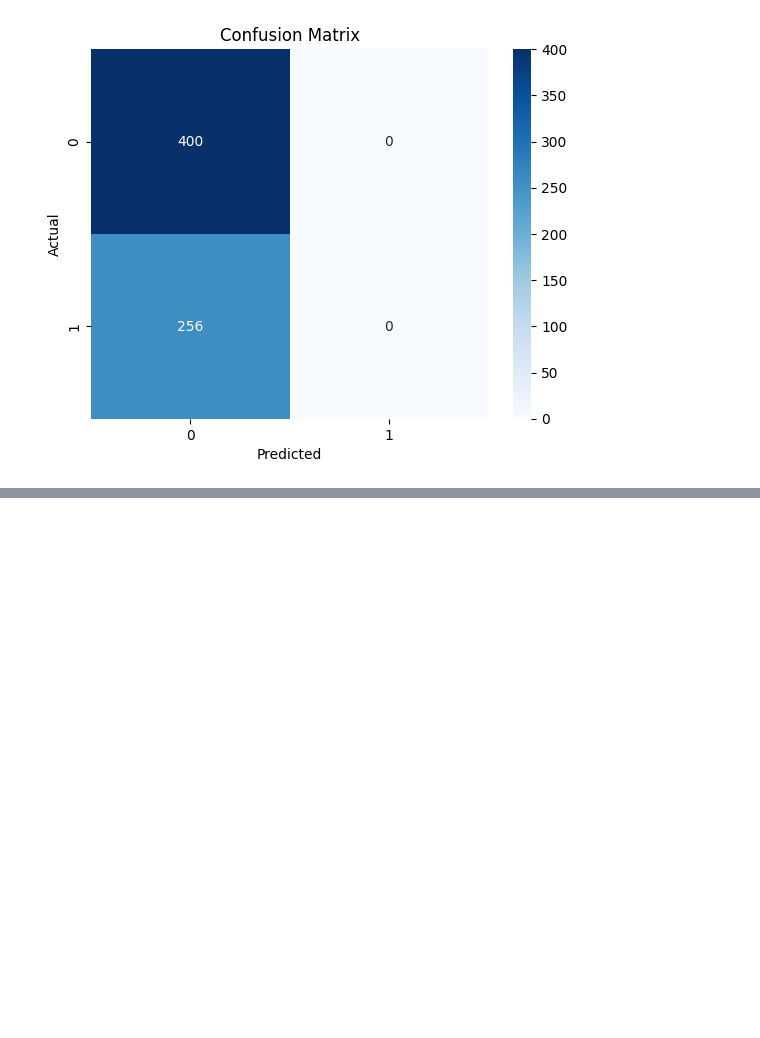
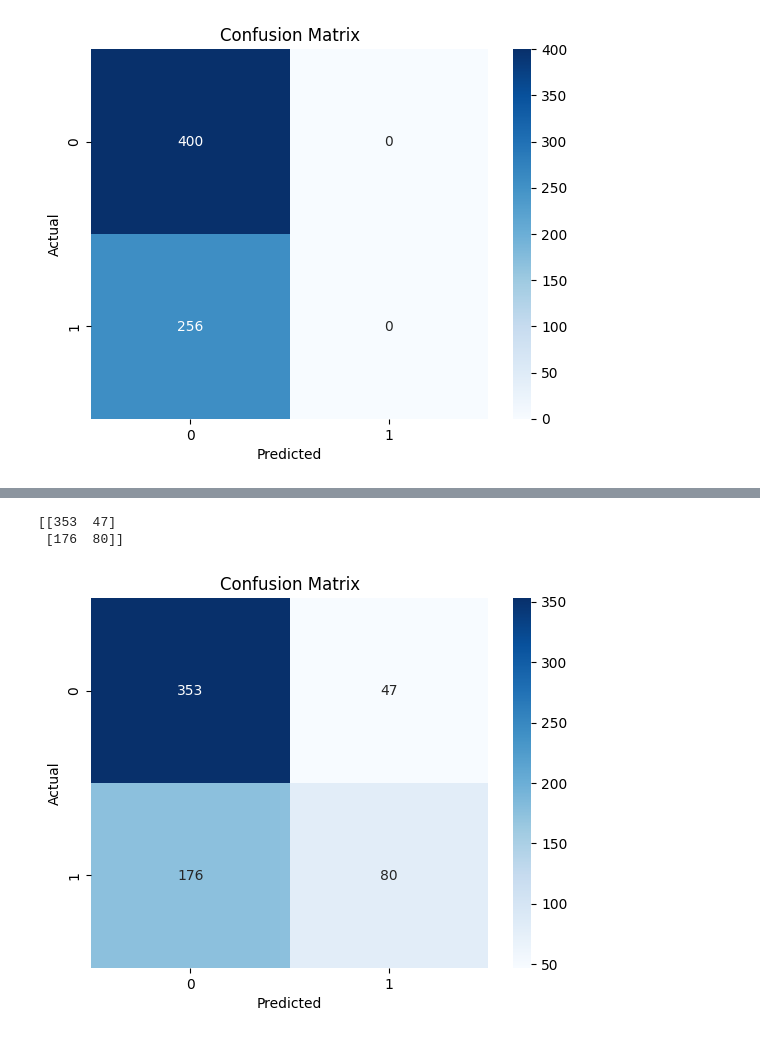
Before and after one commit to Natashaa7/Water-Potability-Classification, a Jupyter notebook: Water-Potability-Classifier.ipynb, the cells around one changed output, grey strips where cells are left out. Saved outputs shown, nothing was run; the diff lists cells and outputs as text; code cells hidden in the pictures; blank space fills up the shorter version.

```diff
--- a/Water-Potability-Classifier.ipynb
+++ b/Water-Potability-Classifier.ipynb
@@ -392,6 +651,3 @@ plt.show()
 [[400   0]
  [256   0]]
 [figure]
-# %%
-lr = LogisticRegression()
-lr.fit(X_train_scaled, y_train)
@@ -422,0 +720,21 @@ Confusion Matrix:
+# %%
+from sklearn.model_selection import GridSearchCV
+
+# Define parameter grid
+rf_param_grid = {
+    "n_estimators": [100, 200, 300],
+    "max_depth": [None, 10, 20],
+    "min_samples_split": [2, 5]
+}
+
+# Grid search with cross-validation
+rf_grid = GridSearchCV(
+    RandomForestClassifier(random_state=42),
+    rf_param_grid,
+    cv=5,                # 5-fold cross-validation
+    scoring="f1",        # Optimize F1-score
+    n_jobs=-1
+)
+
+# Fit grid search
+rf_grid.fit(X_train, y_train)
@@ -422,0 +763,4 @@ Confusion Matrix:
+# %%
+# Best Random Forest model
+best_rf = rf_grid.best_estimator_
+rf_tuned_pred = best_rf.predict(X_test)
@@ -422,0 +795,15 @@ Confusion Matrix:
+# %%
+cm = confusion_matrix(y_test, rf_tuned_pred)
+print(cm)
+
+labels = [0, 1]
+cm = confusion_matrix(y_test, rf_tuned_pred, labels=labels)
+sns.heatmap(cm, annot=True, fmt='d', cmap='Blues', xticklabels=labels, yticklabels=labels)
+plt.xlabel("Predicted")
+plt.ylabel("Actual")
+plt.title("Confusion Matrix")
+plt.show()
+# %% [output]
+[[353  47]
+ [176  80]]
+[figure, added]
```
Also changed, not shown: parts of 93 cells of this notebook.
